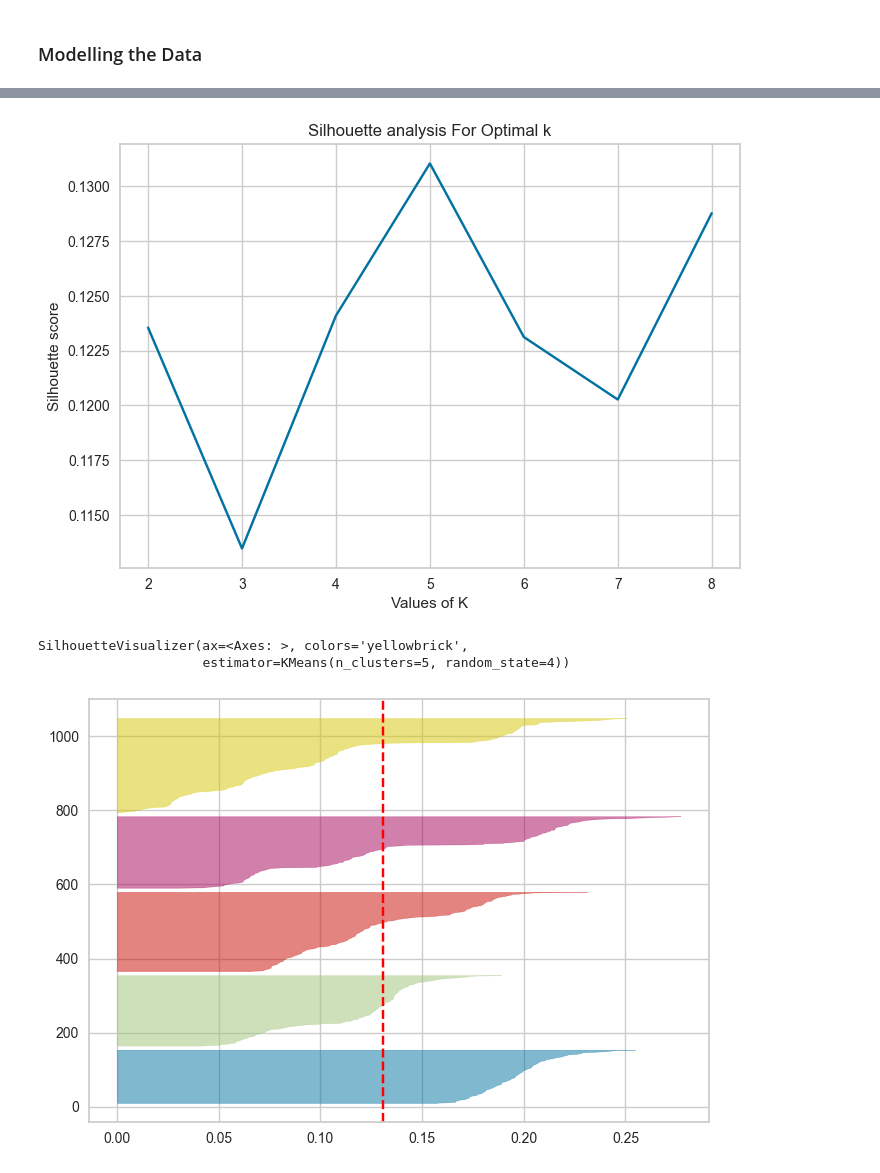
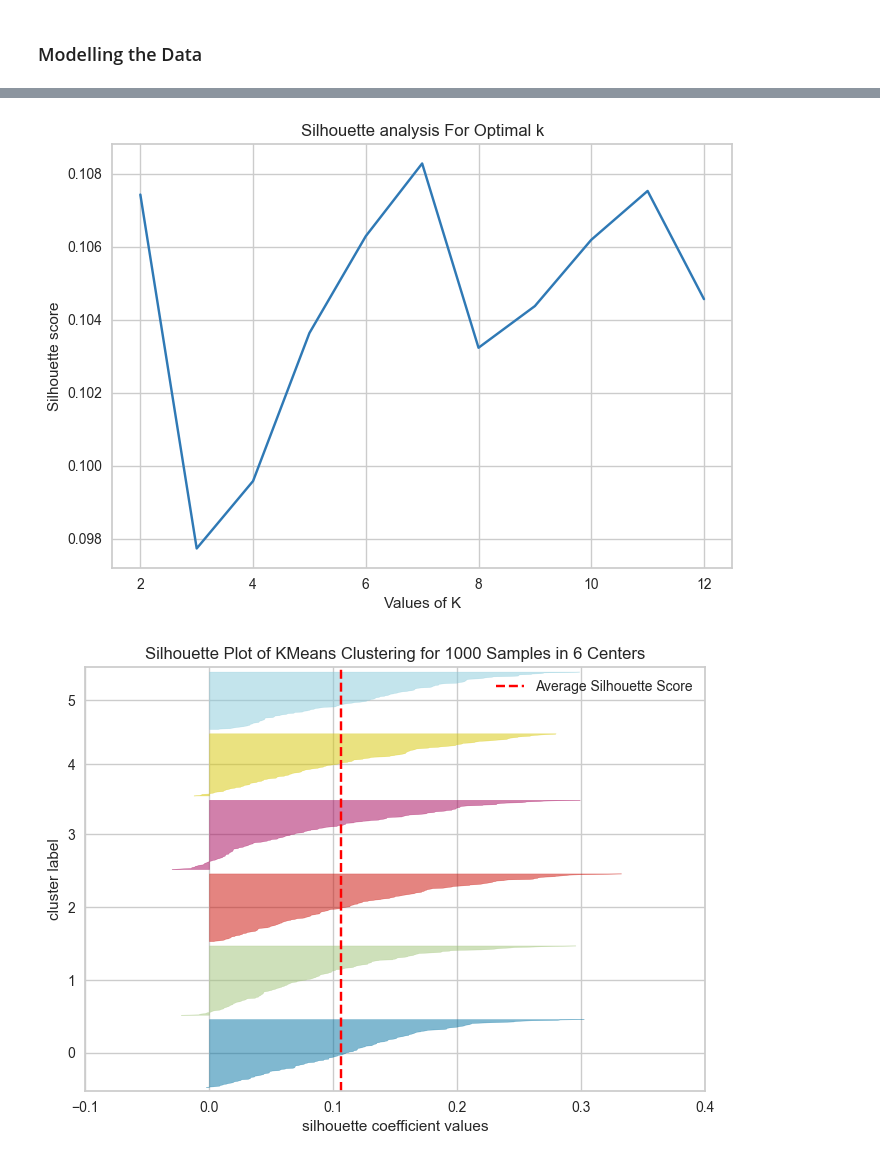
Before and after one commit to AThompson04/customer-segmentation, a Jupyter notebook: notebooks/model.ipynb, the cells around one changed output, grey strips where cells are left out. Cells and saved outputs as stored; diff of their text form; code cells hidden in the pictures.

Commit message:
Updated notebooks after change in data cleaning and cluster visualisations

```diff
--- a/notebooks/model.ipynb
+++ b/notebooks/model.ipynb
@@ -39,30 +42,33 @@ visualizer.show();
 # %%
-range_n_clusters = [2,3,4,5,6,7,8]
+range_n_clusters = [2,3,4,5,6,7,8,9,10,11,12]
 silhouette_avg = []
 for num_clusters in range_n_clusters:
     # initialise kmeans
-    kmeans = KMeans(n_clusters=num_clusters, random_state=4)
+    kmeans = KMeans(n_clusters=num_clusters, random_state=42)
     kmeans.fit(df)
     cluster_labels = kmeans.labels_
 
     # silhouette score
     silhouette_avg.append(silhouette_score(df, cluster_labels))
 # %%
-plt.plot(range_n_clusters, silhouette_avg)
+aa = plt.plot(range_n_clusters, silhouette_avg)
 plt.xlabel("Values of K")
 plt.ylabel("Silhouette score")
 plt.title("Silhouette analysis For Optimal k")
+
+plt.savefig("../assets/sil.png", dpi=300, bbox_inches='tight')
+
 plt.show()
 # %% [output]
-[figure, old version]
+[figure, new version]
 # %%
-km = KMeans(n_clusters=5, random_state=4)
+km = KMeans(n_clusters=6, random_state=42)
 visualizer = SilhouetteVisualizer(km, colors='yellowbrick')
 visualizer.fit(df)
+visualizer.poof(outpath="../assets/sil_vis.png")
+visualizer.show();
 # %% [output]
-SilhouetteVisualizer(ax=<Axes: >, colors='yellowbrick',
-                     estimator=KMeans(n_clusters=5, random_state=4))
-[figure, old version]
+[figure, new version]
 # %%
 km.fit(df)
 cluster_labels = km.labels_
```
Also changed, not shown: parts of 44 cells of this notebook, 16 other files.
